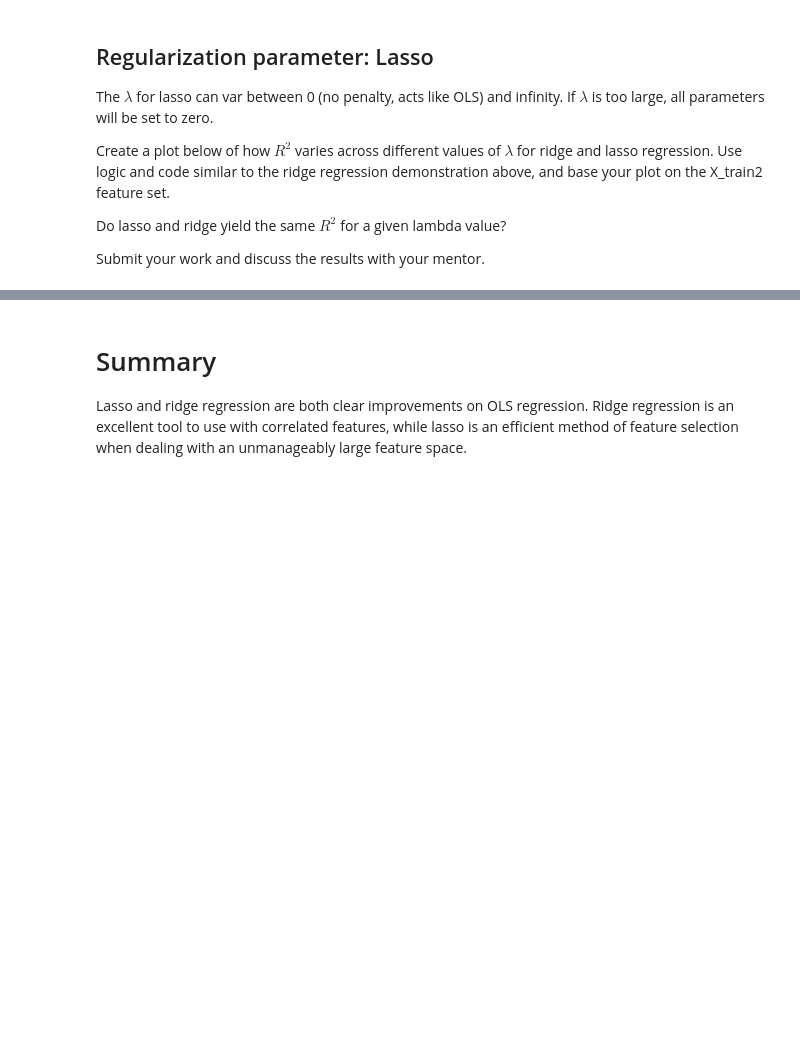
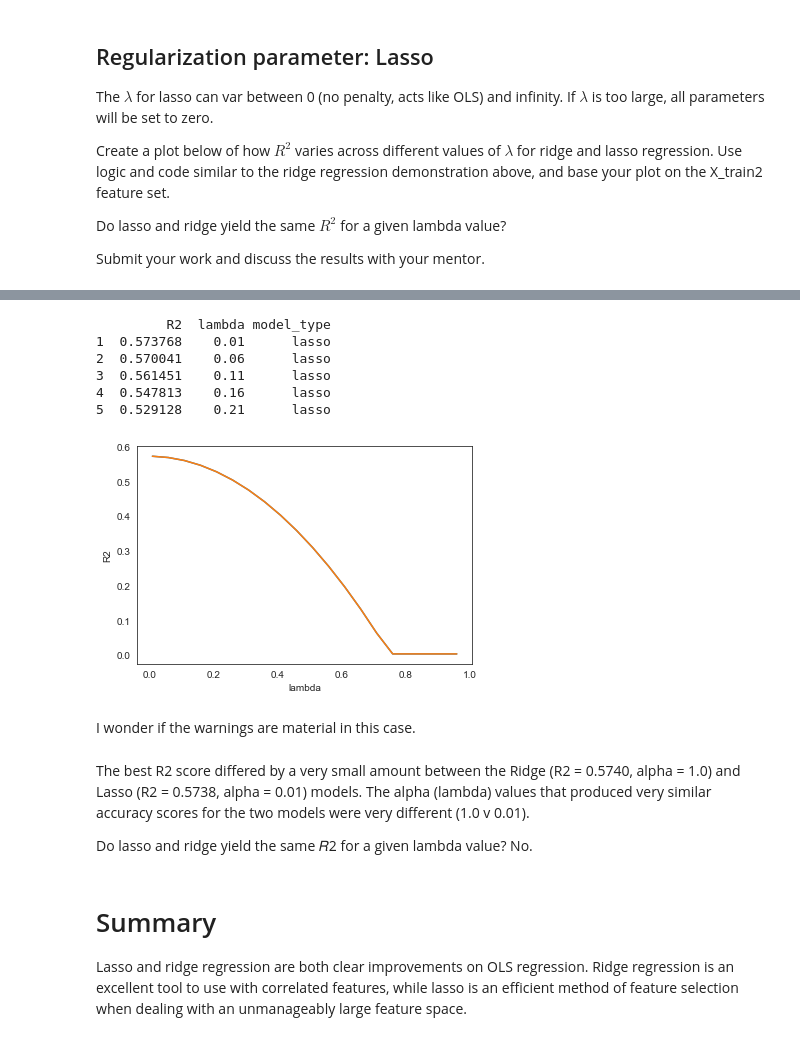
Before and after one commit to msflebedorf/bootcamp, a Jupyter notebook: unit_3/3_3_3_Lasso_Regression.ipynb, the cells around one changed output, grey strips where cells are left out. Cells and saved outputs as stored; diff of their text form; code cells hidden in the pictures; blank space fills up the shorter version.

```diff
--- a/unit_3/3_3_3_Lasso_Regression.ipynb
+++ b/unit_3/3_3_3_Lasso_Regression.ipynb
@@ -146,3 +212,55 @@ Submit your work and discuss the results with your mentor.
+# %%
+#Prefix _lso for Lasso
+#Default value for alpha (lambda) in Lasso model is 1.0
+
+r2_scores_lso = [11.111, 1]
+
+#Run the ridge regression model for many values for alpha. Range = start, stop, step
+model_type = 'lasso'
+
+for lambd in np.arange(0.01, 1.0, 0.05):
+    lasso_regr = linear_model.Lasso(alpha=lambd, fit_intercept=False)
+    lasso_regr.fit(X_train2, Y_train)
+    r2_scores_lso = np.row_stack((
+        r2_scores_lso,
+        np.append(lasso_regr.score(X_train2, Y_train), [lambd])))
+
+#Make a dataframe
+r2_scores_df_lso = pd.DataFrame(
+    r2_scores_lso,
+    columns=['R2'] + ['lambda'])
+r2_scores_df_lso['model_type'] = model_type
+
+#Drop the dummy row
+r2_scores_df_lso = r2_scores_df_lso[r2_scores_df_lso.R2 != 11.111]
+
+r2_scores_df_lso.sort_values(by=['lambda', 'R2'], inplace=True, ascending=True)
+
+print(r2_scores_df_lso.head())
+
+score_plot = list(r2_scores_df_lso.columns[:2,])
+
+# Plot a line lambda value : R2
+for score in score_plot:
+    plt.plot(r2_scores_df_lso['lambda'], r2_scores_df_lso['R2'])
+plt.xlabel('lambda')
+plt.ylabel('R2')
+plt.show()
+# %% [output]
+         R2  lambda model_type
+1  0.573768    0.01      lasso
+2  0.570041    0.06      lasso
+3  0.561451    0.11      lasso
+4  0.547813    0.16      lasso
+5  0.529128    0.21      lasso
+[figure, added]
+# %% [markdown]
+I wonder if the warnings are material in this case.
+# %% [markdown]
+The best R2 score differed by a very small amount between the Ridge (R2 = 0.5740, alpha = 1.0) and Lasso (R2 = 0.5738, alpha = 0.01) models.
+The alpha (lambda) values that produced very similar accuracy scores for the two models were very different (1.0 v 0.01).
+
+Do lasso and ridge yield the same  𝑅2  for a given lambda value?  No.
 # %% [markdown]
 # Summary
 
```
Also changed, not shown: parts of 5 cells of this notebook.
